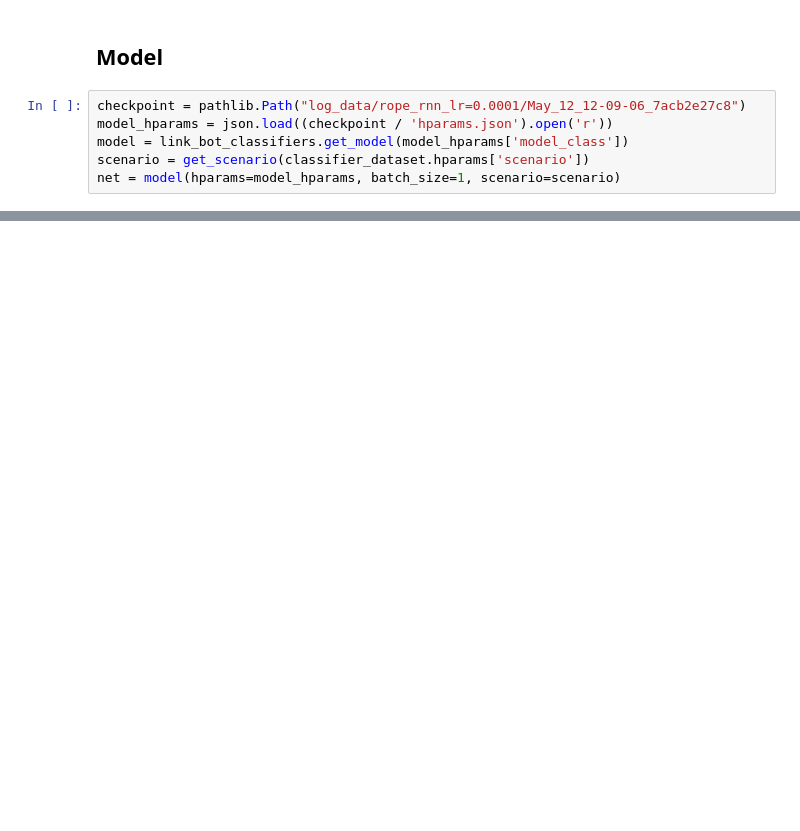
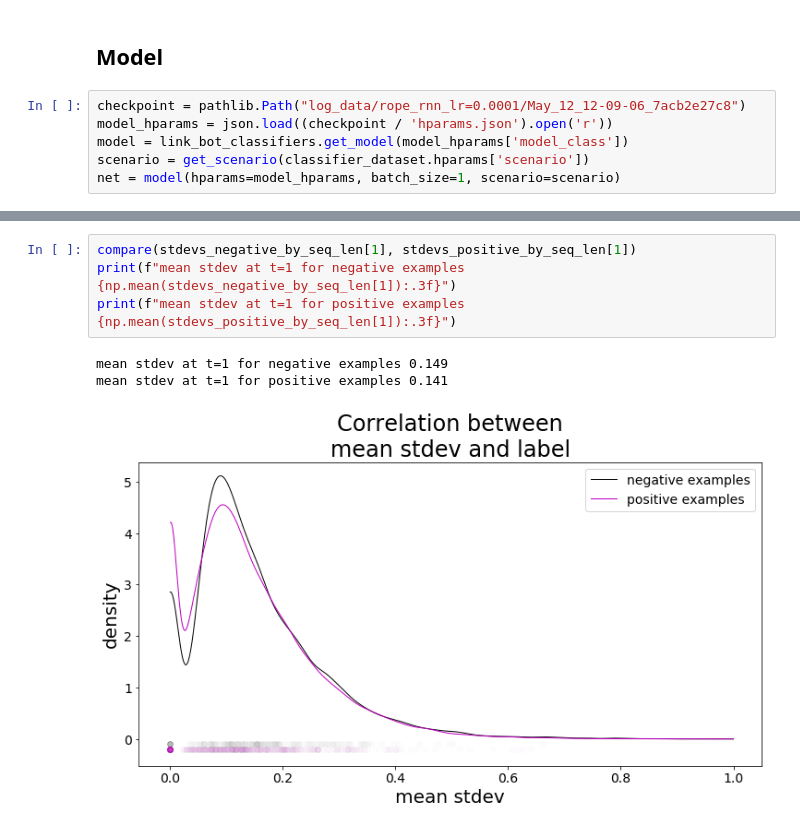
Before and after one commit to UM-ARM-Lab/unreliable-deform-manipulation, a Jupyter notebook: link_bot_classifiers/notebooks/Inspect Classifier.ipynb, the cells around one changed output, grey strips where cells are left out. Cells and saved outputs as stored; diff of their text form; blank space fills up the shorter version.

```diff
--- a/link_bot_classifiers/notebooks/Inspect Classifier.ipynb
+++ b/link_bot_classifiers/notebooks/Inspect Classifier.ipynb
@@ -71,0 +83,8 @@ plt.legend();
+# %%
+compare(stdevs_negative_by_seq_len[1], stdevs_positive_by_seq_len[1])
+print(f"mean stdev at t=1 for negative examples {np.mean(stdevs_negative_by_seq_len[1]):.3f}")
+print(f"mean stdev at t=1 for positive examples {np.mean(stdevs_positive_by_seq_len[1]):.3f}")
+# %% [output]
+mean stdev at t=1 for negative examples 0.149
+mean stdev at t=1 for positive examples 0.141
+[figure, added]
```
Also changed, not shown: parts of 9 cells of this notebook.
